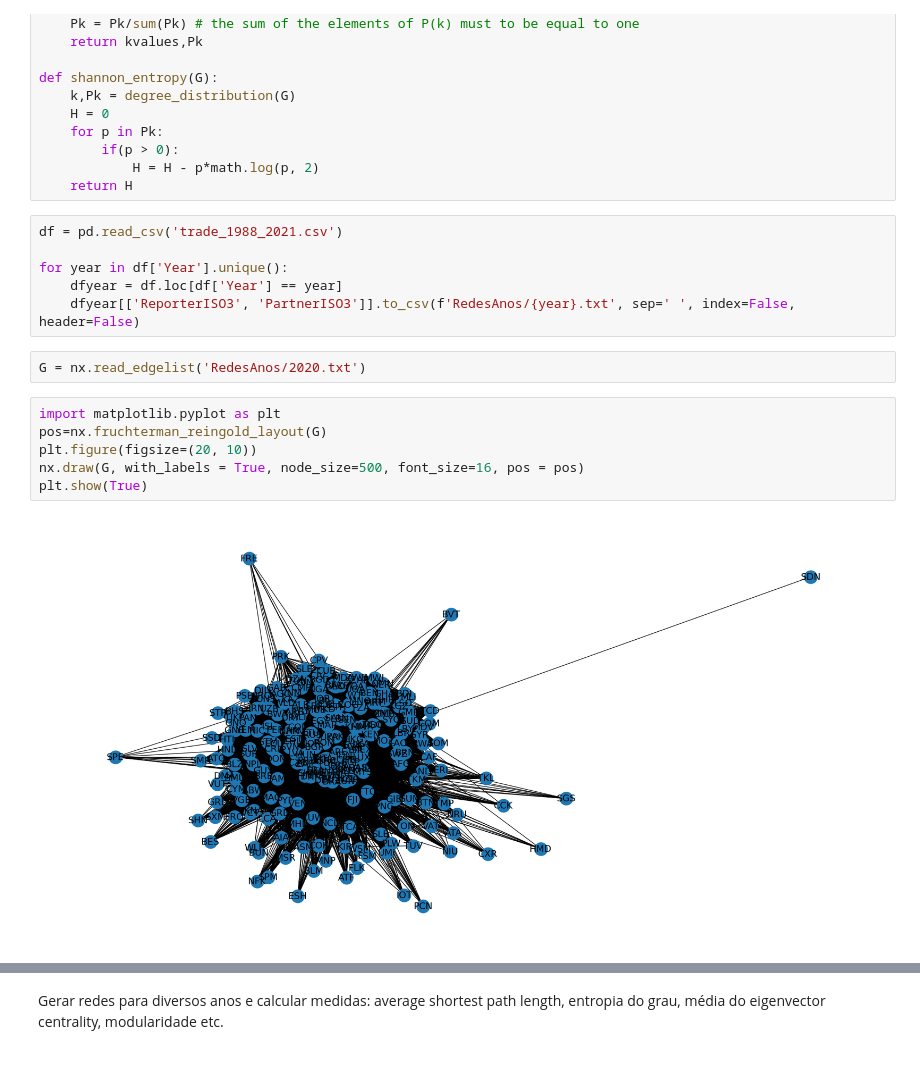
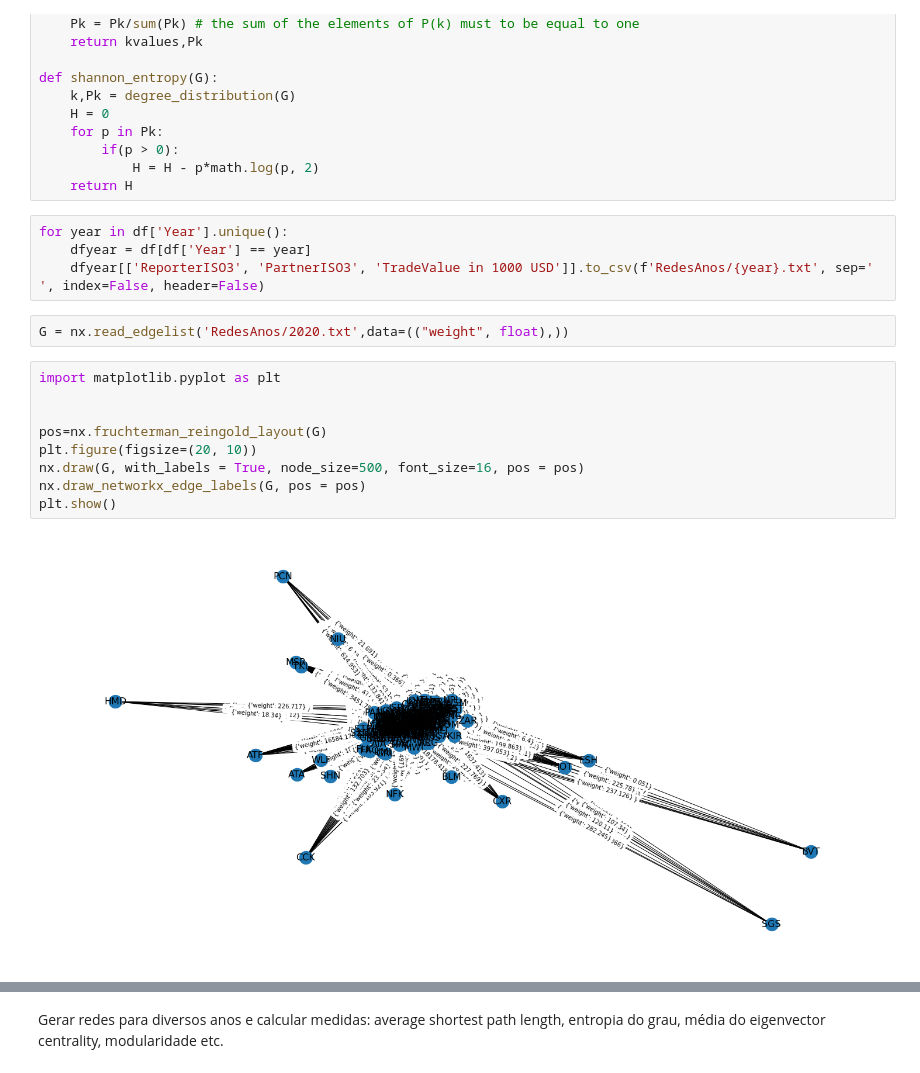
Before and after one commit to ImagineDogs/Crises_Economicas_Redes_Complexas, a Jupyter notebook: Projeto.ipynb, the cells around one changed output, grey strips where cells are left out. Cells and saved outputs as stored; diff of their text form.

```diff
--- a/Projeto.ipynb
+++ b/Projeto.ipynb
@@ -37,18 +43,19 @@ def shannon_entropy(G):
             H = H - p*math.log(p, 2)
     return H
 # %%
-df = pd.read_csv('trade_1988_2021.csv')
-
 for year in df['Year'].unique():
-    dfyear = df.loc[df['Year'] == year]
-    dfyear[['ReporterISO3', 'PartnerISO3']].to_csv(f'RedesAnos/{year}.txt', sep=' ', index=False, header=False)
+    dfyear = df[df['Year'] == year]
+    dfyear[['ReporterISO3', 'PartnerISO3', 'TradeValue in 1000 USD']].to_csv(f'RedesAnos/{year}.txt', sep=' ', index=False, header=False)
 # %%
-G = nx.read_edgelist('RedesAnos/2020.txt')
+G = nx.read_edgelist('RedesAnos/2020.txt',data=(("weight", float),))
 # %%
 import matplotlib.pyplot as plt
+
+
 pos=nx.fruchterman_reingold_layout(G)
 plt.figure(figsize=(20, 10))
 nx.draw(G, with_labels = True, node_size=500, font_size=16, pos = pos)
-plt.show(True)
+nx.draw_networkx_edge_labels(G, pos = pos)
+plt.show()
 # %% [output]
-[figure, old version]
+[figure, new version]
```
Also changed, not shown: parts of 6 cells of this notebook, 35 other files.
